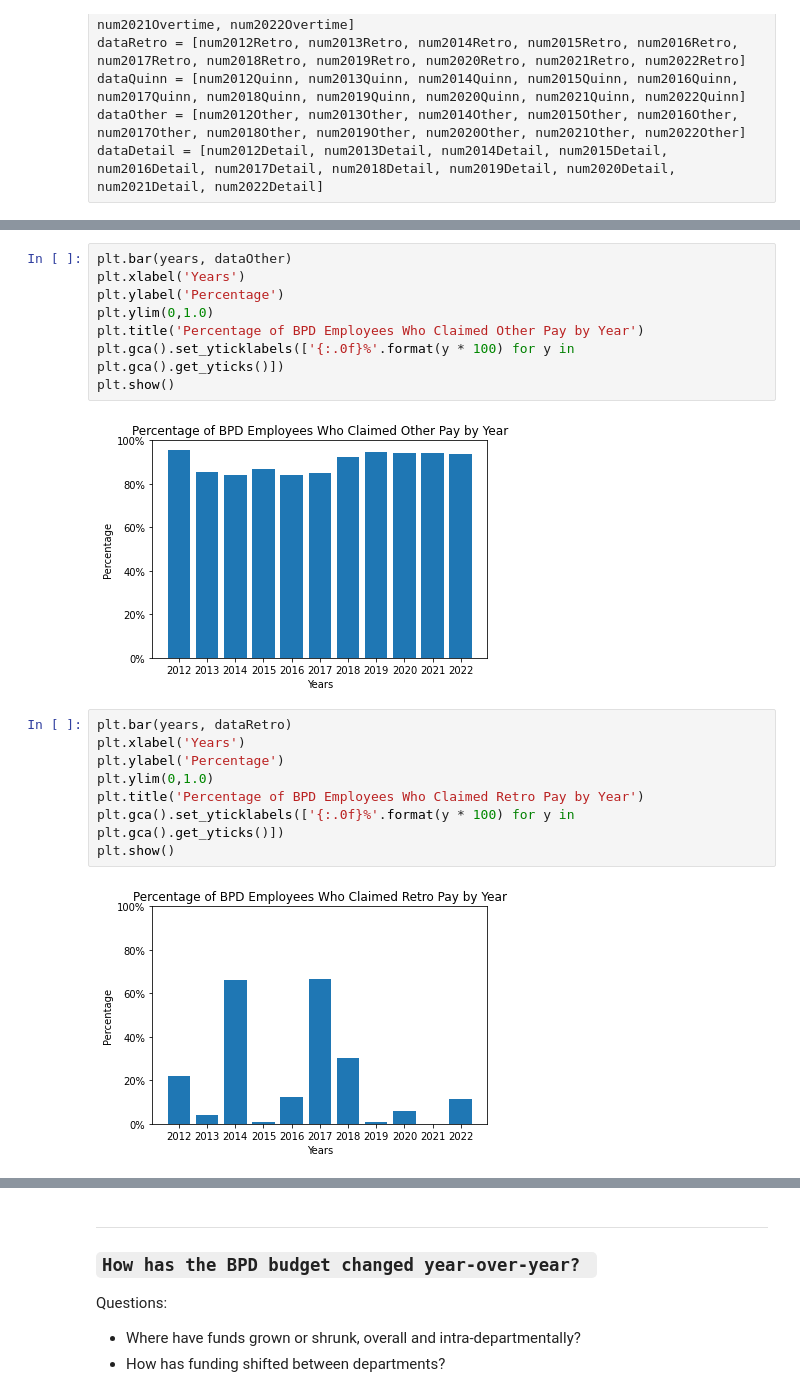
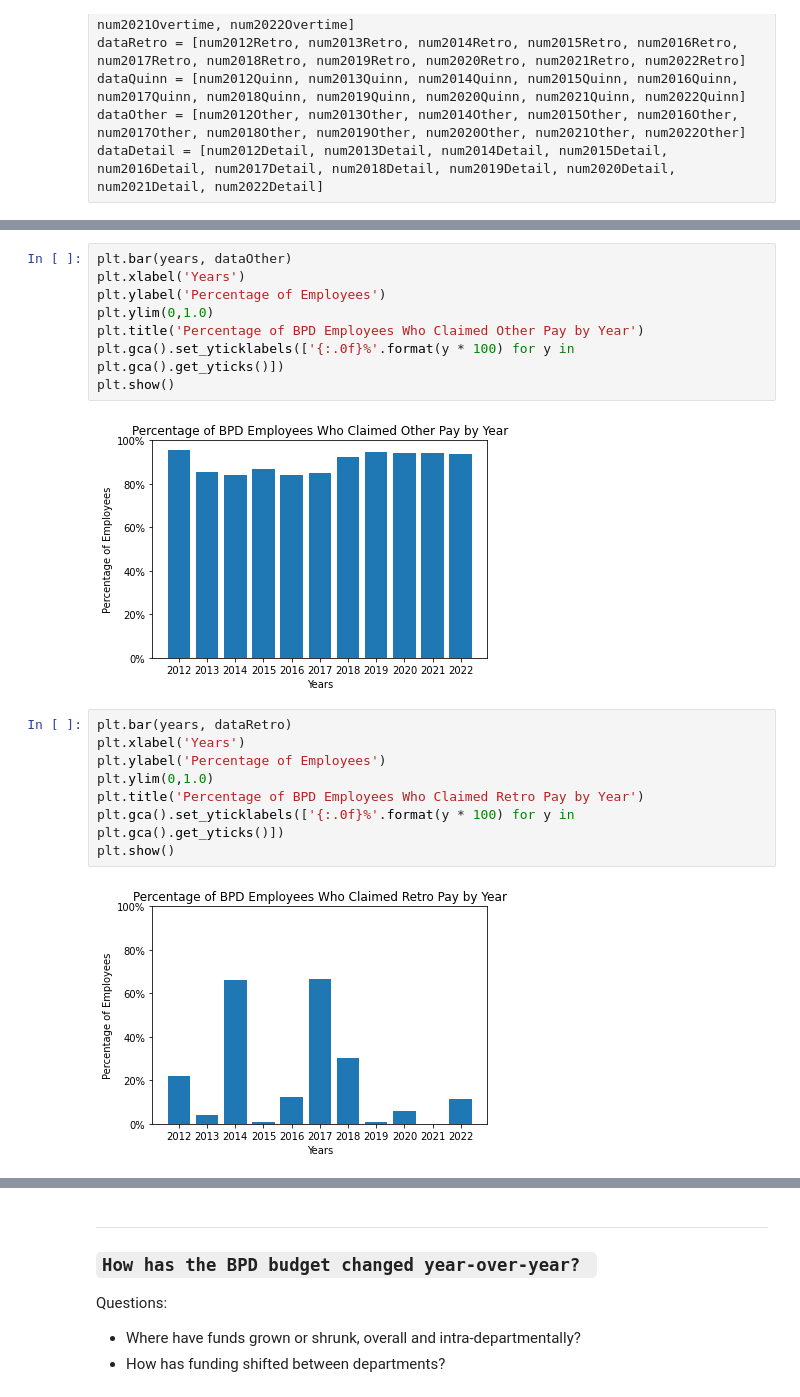
Before and after one commit to BU-Spark/ds-police-overtime, a Jupyter notebook: fa23-team-f/Spending-Practices.ipynb, the cells around one changed output, grey strips where cells are left out. Cells and saved outputs as stored; diff of their text form.

```diff
--- a/fa23-team-f/Spending-Practices.ipynb
+++ b/fa23-team-f/Spending-Practices.ipynb
@@ -1159,23 +1165,23 @@ plt.show()
 # %%
 plt.bar(years, dataOther)
 plt.xlabel('Years')
-plt.ylabel('Percentage')
+plt.ylabel('Percentage of Employees')
 plt.ylim(0,1.0)
 plt.title('Percentage of BPD Employees Who Claimed Other Pay by Year')
 plt.gca().set_yticklabels(['{:.0f}%'.format(y * 100) for y in plt.gca().get_yticks()])
 plt.show()
 # %% [output]
-[figure, old version]
+[figure, new version]
 # %%
 plt.bar(years, dataRetro)
 plt.xlabel('Years')
-plt.ylabel('Percentage')
+plt.ylabel('Percentage of Employees')
 plt.ylim(0,1.0)
 plt.title('Percentage of BPD Employees Who Claimed Retro Pay by Year')
 plt.gca().set_yticklabels(['{:.0f}%'.format(y * 100) for y in plt.gca().get_yticks()])
 plt.show()
 # %% [output]
-[figure, old version]
+[figure, new version]
 # %%
 plt.bar(years, dataOvertime)
 plt.xlabel('Years')
```
Also changed, not shown: parts of 6 cells of this notebook, 2 other files.
